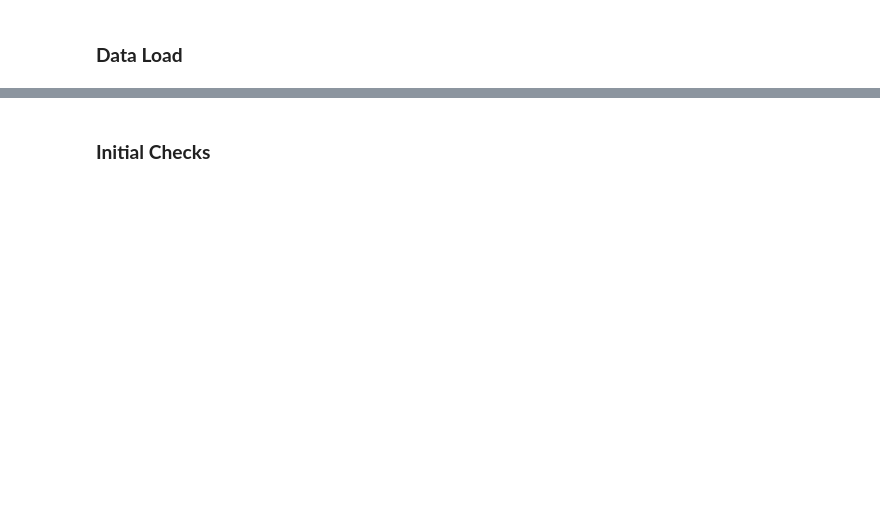
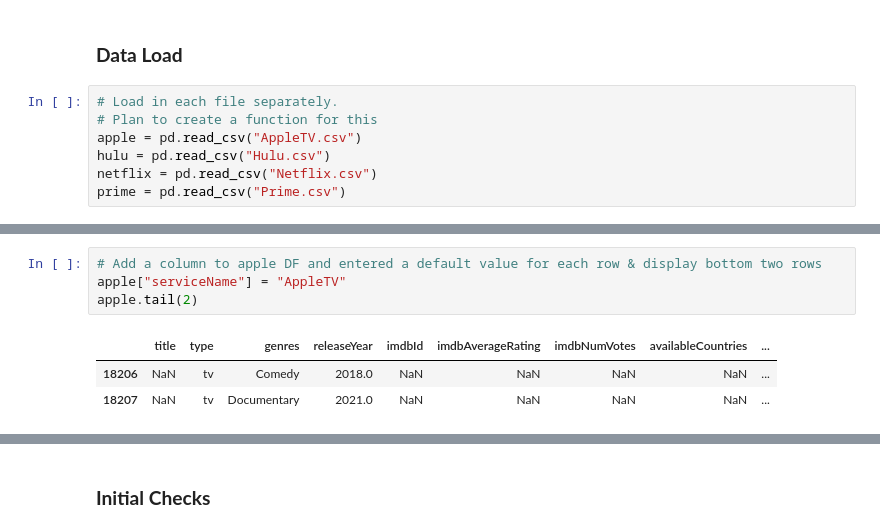
Before and after one commit to rkynhoff/Streaming_Service_Comparisons, a Jupyter notebook: STRM_SERV_COMP_V1.ipynb, the cells around one changed output, grey strips where cells are left out. Drawn from its saved outputs; the diff is of its cells as text; blank space fills up the shorter version.

```diff
--- a/STRM_SERV_COMP_V1.ipynb
+++ b/STRM_SERV_COMP_V1.ipynb
@@ -22,3 +23,10 @@ import wordcloud as wc
 from PIL import Image
 # %% [markdown]
 ### **Data Load**
+# %%
+# Load in each file separately.
+# Plan to create a function for this
+apple = pd.read_csv("AppleTV.csv")
+hulu = pd.read_csv("Hulu.csv")
+netflix = pd.read_csv("Netflix.csv")
+prime = pd.read_csv("Prime.csv")
@@ -24,0 +43,8 @@ from PIL import Image
+# %%
+# Add a column to apple DF and entered a default value for each row & display bottom two rows
+apple["serviceName"] = "AppleTV"
+apple.tail(2)
+# %% [output]
+|  | title | type | genres | releaseYear | imdbId | imdbAverageRating | imdbNumVotes | availableCountries | ... |
+| 18206 | NaN | tv | Comedy | 2018.0 | NaN | NaN | NaN | NaN | ... |
+| 18207 | NaN | tv | Documentary | 2021.0 | NaN | NaN | NaN | NaN | ... |
```
Also changed, not shown: parts of 21 cells of this notebook.
